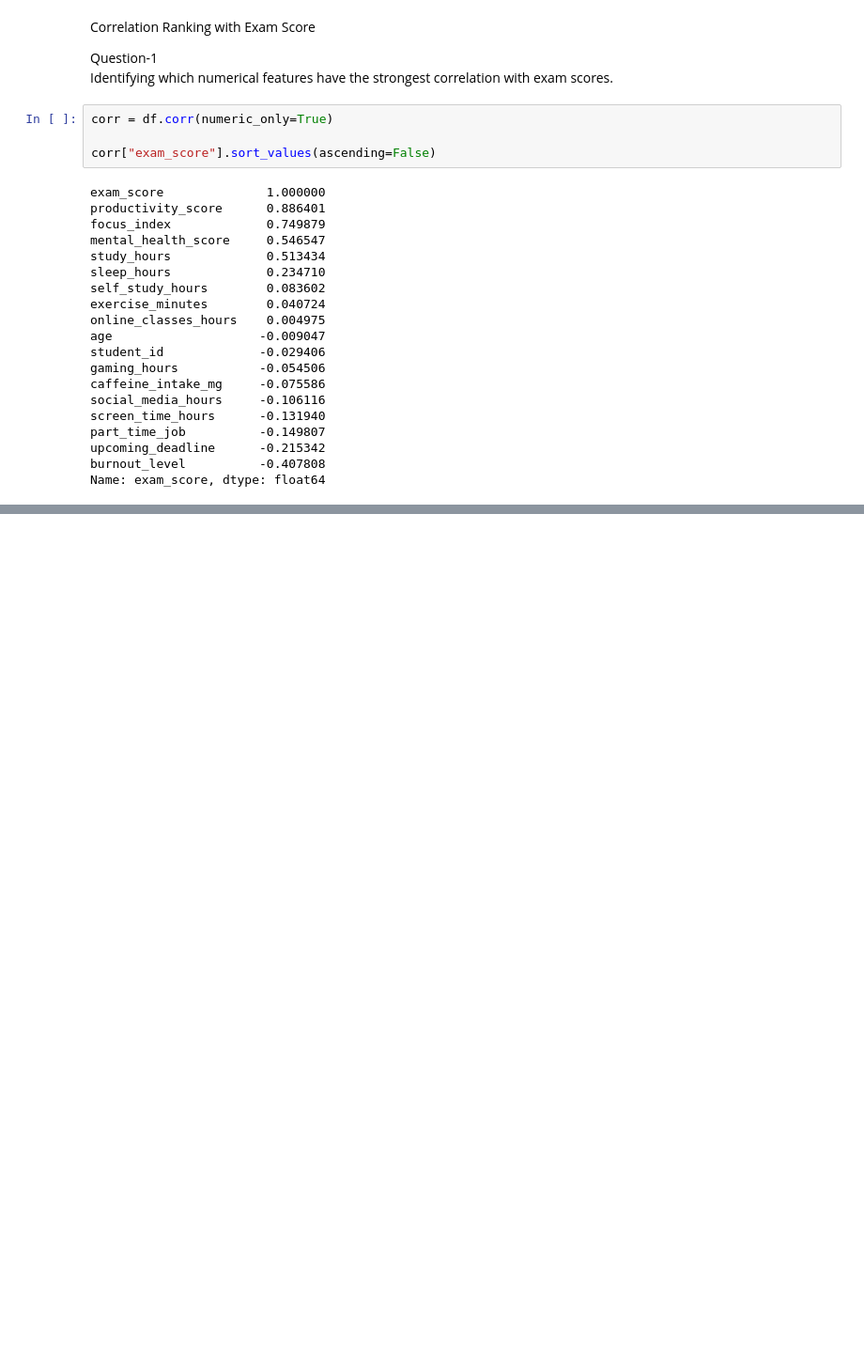
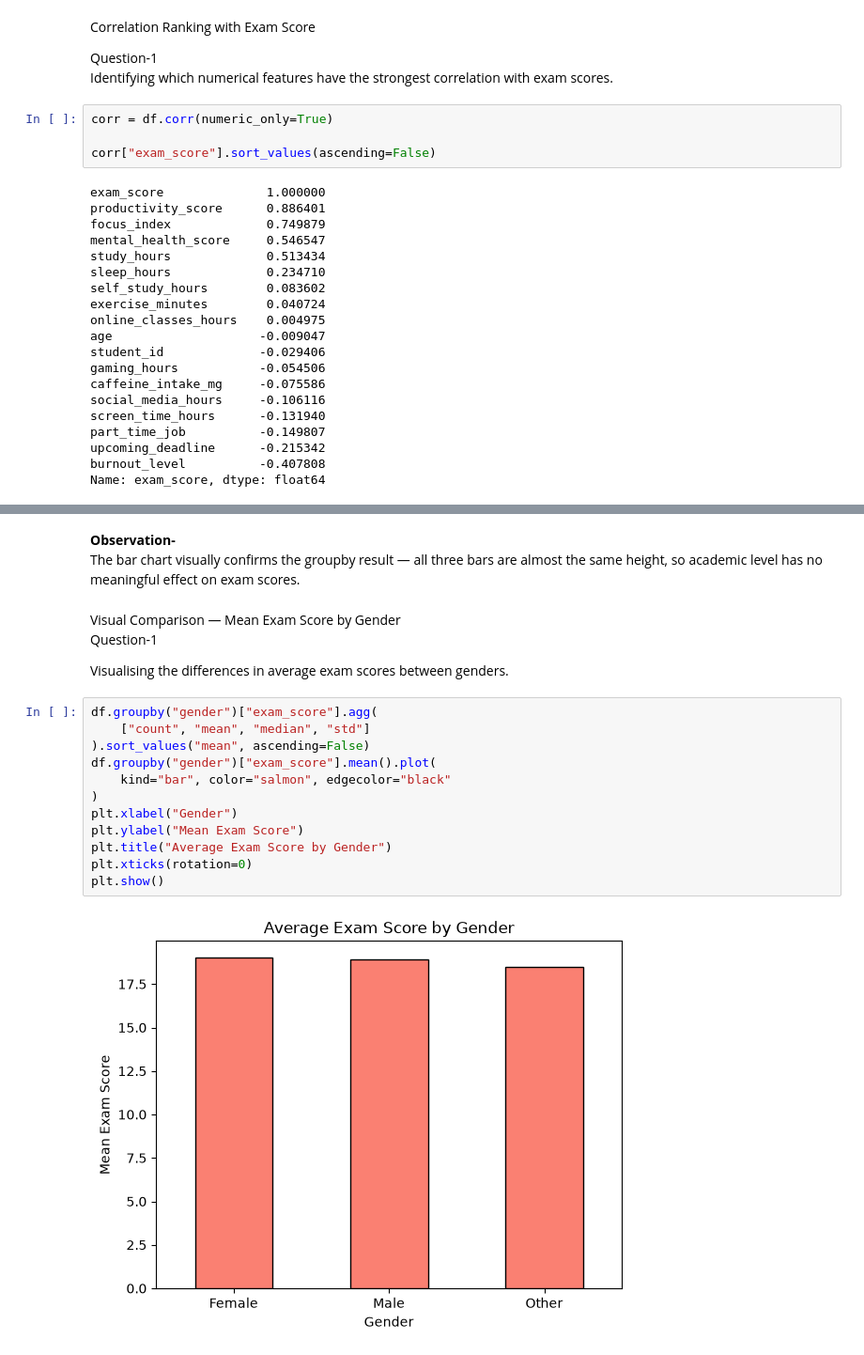
Before and after one commit to KAUSHANISEN/student_score_prediction, a Jupyter notebook: main/student_performance_eda.ipynb, the cells around one changed output, grey strips where cells are left out. Shown at 94% size. Drawn from its saved outputs; the diff is of its cells as text; blank space fills up the shorter version.

```diff
--- a/main/test.ipynb
+++ b/main/student_performance_eda.ipynb
@@ -502,0 +522,22 @@ Overall, the dataset is clean, well-structured, and suitable for building a supe
+# %% [markdown]
+**Observation-**<br>
+The bar chart visually confirms the groupby result — all three bars are almost the same height, so academic level has no meaningful effect on exam scores.
+# %% [markdown]
+Visual Comparison — Mean Exam Score by Gender <br>
+Question-1
+
+Visualising the differences in average exam scores between genders.
+# %%
+df.groupby("gender")["exam_score"].agg(
+    ["count", "mean", "median", "std"]
+).sort_values("mean", ascending=False)
+df.groupby("gender")["exam_score"].mean().plot(
+    kind="bar", color="salmon", edgecolor="black"
+)
+plt.xlabel("Gender")
+plt.ylabel("Mean Exam Score")
+plt.title("Average Exam Score by Gender")
+plt.xticks(rotation=0)
+plt.show()
+# %% [output]
+[figure, added]
```
Also changed, not shown: parts of 20 cells of this notebook.
